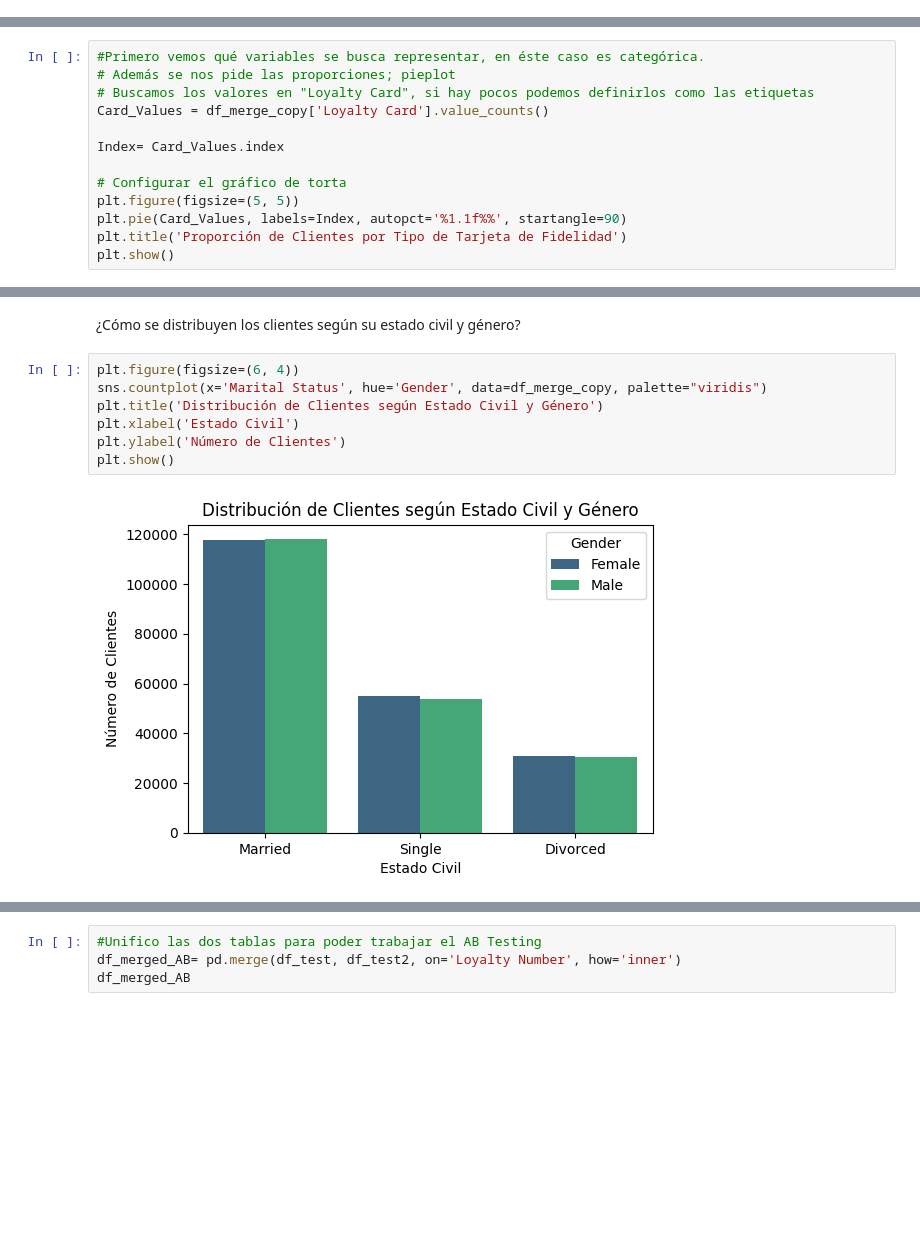
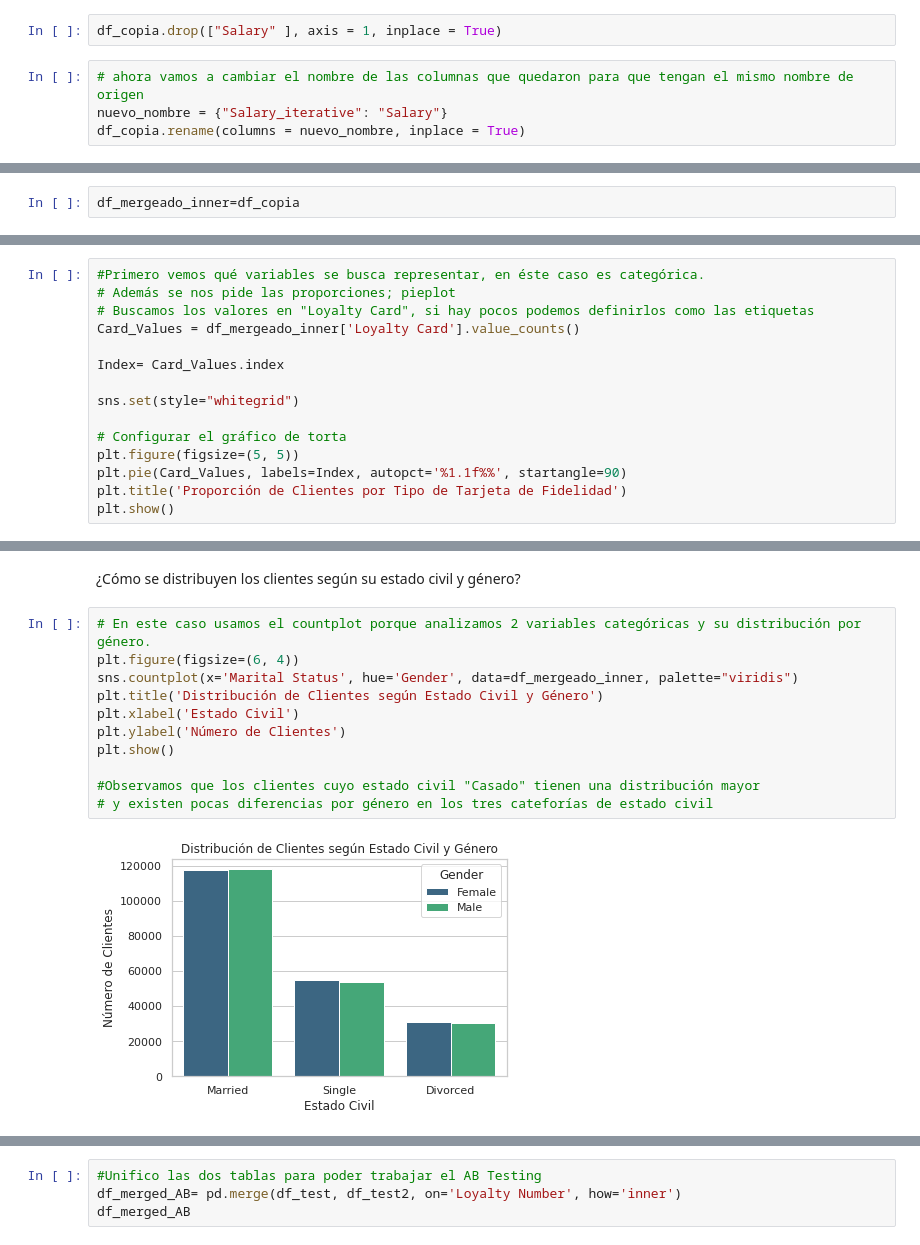
Before and after one commit to Adalab/promo-F-DA-modulo3-evaluacion-final-Elisenda.Serrano, a Jupyter notebook: Examen_final.ipynb, the cells around one changed output, grey strips where cells are left out. Saved outputs shown, nothing was run; the diff lists cells and outputs as text; blank space fills up the shorter version.

```diff
--- a/Examen_final.ipynb
+++ b/Examen_final.ipynb
@@ -200,0 +284,6 @@ df_merge_copy = df_mergeado_inner.copy()
+# %%
+df_copia.drop(["Salary" ], axis = 1, inplace = True)
+# %%
+# ahora vamos a cambiar el nombre de las columnas que quedaron para que tengan el mismo nombre de origen
+nuevo_nombre = {"Salary_iterative": "Salary"}
+df_copia.rename(columns = nuevo_nombre, inplace = True)
@@ -200,0 +294,2 @@ df_merge_copy = df_mergeado_inner.copy()
+# %%
+df_mergeado_inner=df_copia
@@ -263,9 +383,11 @@ plt.show()
 #Primero vemos qué variables se busca representar, en éste caso es categórica.
 # Además se nos pide las proporciones; pieplot
 # Buscamos los valores en "Loyalty Card", si hay pocos podemos definirlos como las etiquetas
-Card_Values = df_merge_copy['Loyalty Card'].value_counts()
+Card_Values = df_mergeado_inner['Loyalty Card'].value_counts()
 
 Index= Card_Values.index
+
+sns.set(style="whitegrid")
 
 # Configurar el gráfico de torta
 plt.figure(figsize=(5, 5))
@@ -277,13 +399,17 @@ plt.show()
 # %% [markdown]
 ¿Cómo se distribuyen los clientes según su estado civil y género?
 # %%
+# En este caso usamos el countplot porque analizamos 2 variables categóricas y su distribución por género.
 plt.figure(figsize=(6, 4))
-sns.countplot(x='Marital Status', hue='Gender', data=df_merge_copy, palette="viridis")
+sns.countplot(x='Marital Status', hue='Gender', data=df_mergeado_inner, palette="viridis")
 plt.title('Distribución de Clientes según Estado Civil y Género')
 plt.xlabel('Estado Civil')
 plt.ylabel('Número de Clientes')
 plt.show()
+
+#Observamos que los clientes cuyo estado civil "Casado" tienen una distribución mayor
+# y existen pocas diferencias por género en los tres cateforías de estado civil
 # %% [output]
-[figure, old version]
+[figure, new version]
 # %% [markdown]
 Fase 3: Evaluación de Diferencias en Reservas de Vuelos por Nivel Educativo
```
Also changed, not shown: parts of 37 cells of this notebook.
